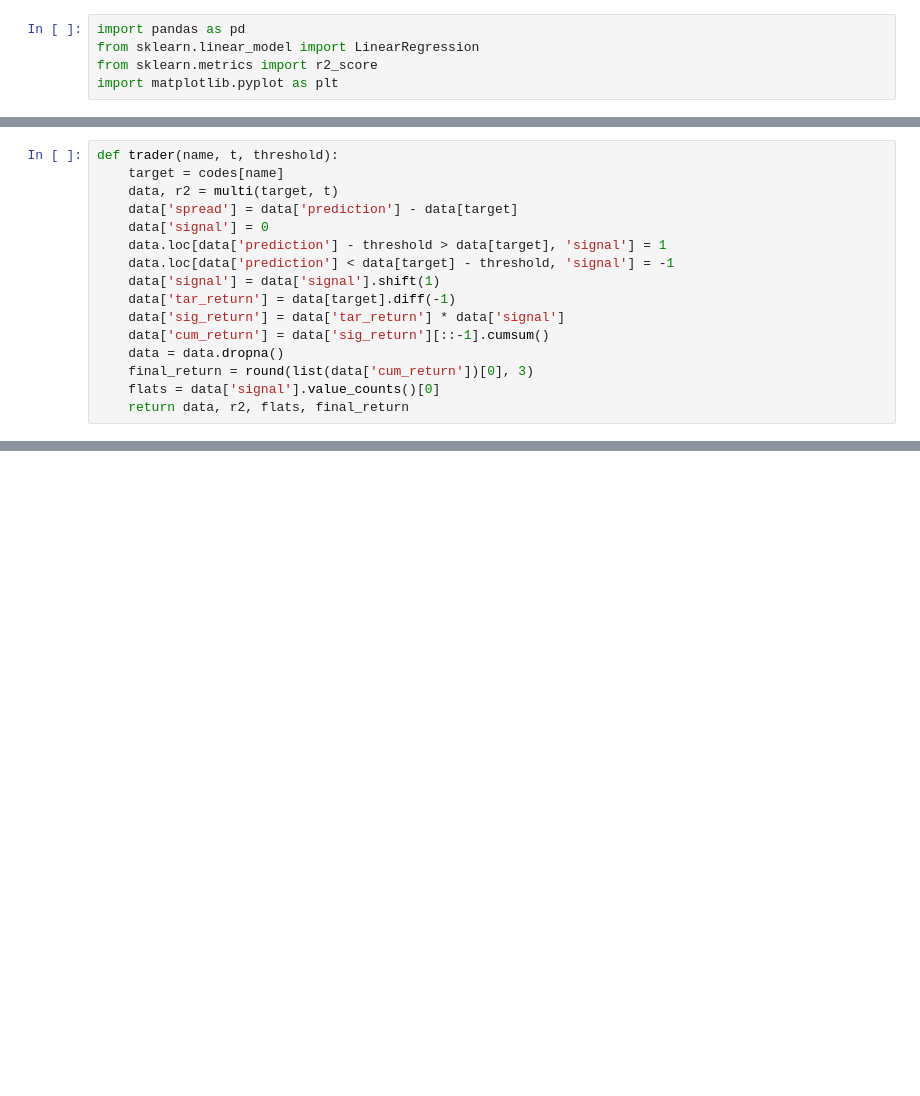
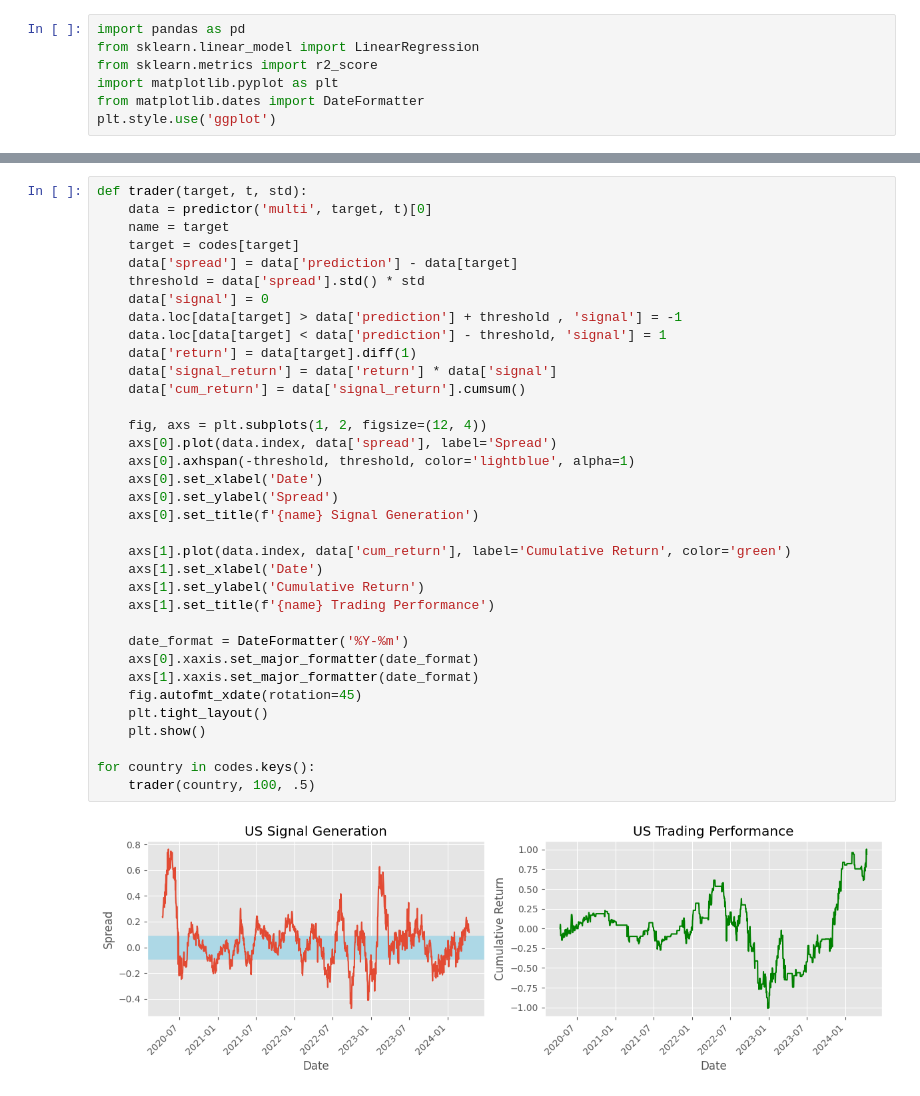
Before and after one commit to danjsabra/G10_RV, a Jupyter notebook: G10_RV.ipynb, the cells around one changed output, grey strips where cells are left out. Saved outputs shown, nothing was run; the diff lists cells and outputs as text; blank space fills up the shorter version.

```diff
--- a/G10_RV.ipynb
+++ b/G10_RV.ipynb
@@ -3,4 +3,6 @@ import pandas as pd
 from sklearn.linear_model import LinearRegression
 from sklearn.metrics import r2_score
 import matplotlib.pyplot as plt
+from matplotlib.dates import DateFormatter
+plt.style.use('ggplot')
 # %%
@@ -176,16 +35,0 @@ performances
-# %%
-def trader(name, t, threshold):
-    target = codes[name]
-    data, r2 = multi(target, t)
-    data['spread'] = data['prediction'] - data[target]
-    data['signal'] = 0
-    data.loc[data['prediction'] - threshold > data[target], 'signal'] = 1
-    data.loc[data['prediction'] < data[target] - threshold, 'signal'] = -1
-    data['signal'] = data['signal'].shift(1)
-    data['tar_return'] = data[target].diff(-1)
-    data['sig_return'] = data['tar_return'] * data['signal']
-    data['cum_return'] = data['sig_return'][::-1].cumsum()
-    data = data.dropna()
-    final_return = round(list(data['cum_return'])[0], 3)
-    flats = data['signal'].value_counts()[0]
-    return data, r2, flats, final_return
@@ -230,0 +100,37 @@ plt.show()
+# %%
+def trader(target, t, std):
+    data = predictor('multi', target, t)[0]
+    name = target
+    target = codes[target]
+    data['spread'] = data['prediction'] - data[target]
+    threshold = data['spread'].std() * std
+    data['signal'] = 0
+    data.loc[data[target] > data['prediction'] + threshold , 'signal'] = -1
+    data.loc[data[target] < data['prediction'] - threshold, 'signal'] = 1
+    data['return'] = data[target].diff(1)
+    data['signal_return'] = data['return'] * data['signal']
+    data['cum_return'] = data['signal_return'].cumsum()
+
+    fig, axs = plt.subplots(1, 2, figsize=(12, 4))
+    axs[0].plot(data.index, data['spread'], label='Spread')
+    axs[0].axhspan(-threshold, threshold, color='lightblue', alpha=1)
+    axs[0].set_xlabel('Date')
+    axs[0].set_ylabel('Spread')
+    axs[0].set_title(f'{name} Signal Generation')
+
+    axs[1].plot(data.index, data['cum_return'], label='Cumulative Return', color='green')
+    axs[1].set_xlabel('Date')
+    axs[1].set_ylabel('Cumulative Return')
+    axs[1].set_title(f'{name} Trading Performance')
+
+    date_format = DateFormatter('%Y-%m')
+    axs[0].xaxis.set_major_formatter(date_format)
+    axs[1].xaxis.set_major_formatter(date_format)
+    fig.autofmt_xdate(rotation=45)
+    plt.tight_layout()
+    plt.show()
+
+for country in codes.keys():
+    trader(country, 100, .5)
+# %% [output]
+[figure, added]
```
Also changed, not shown: parts of 10 cells of this notebook.
